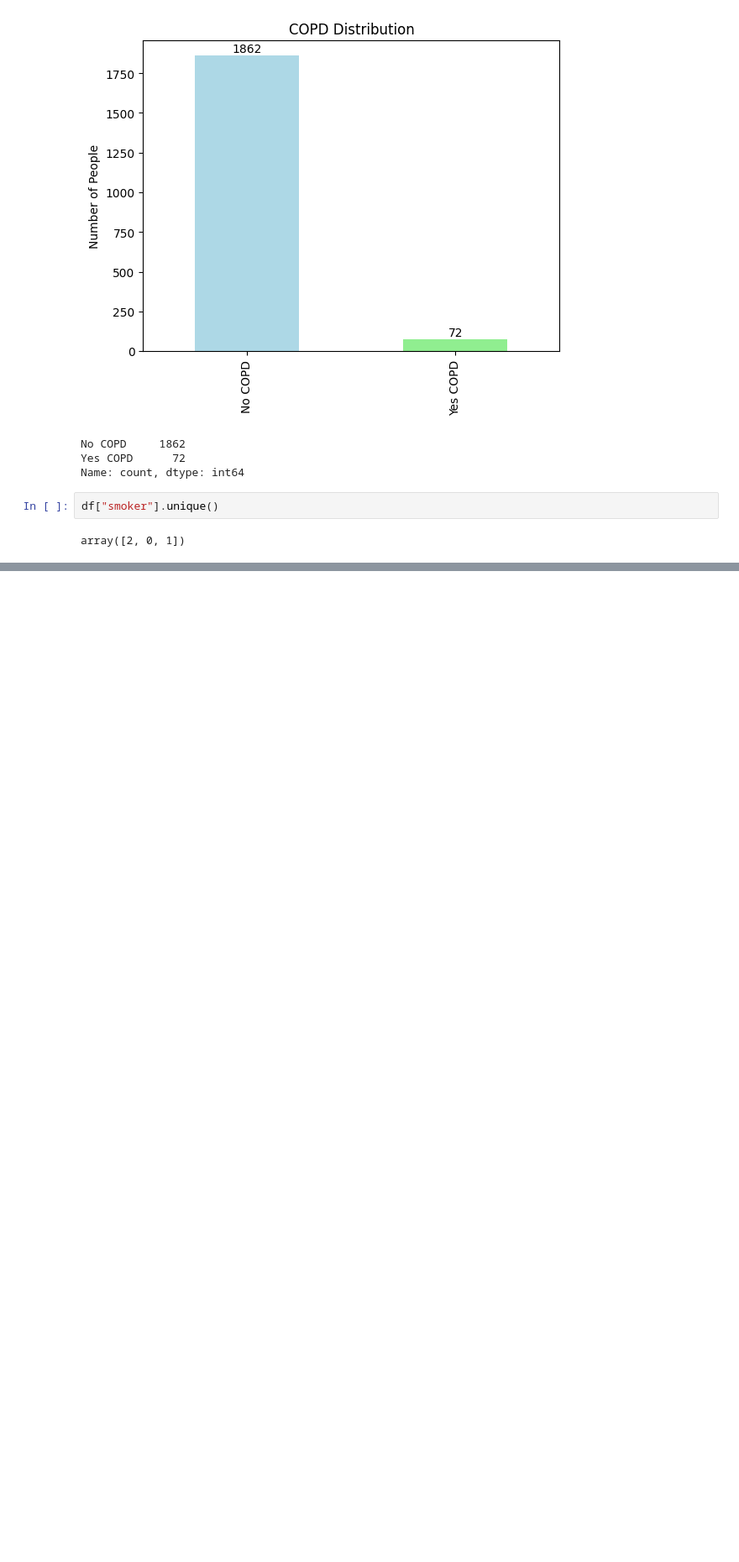
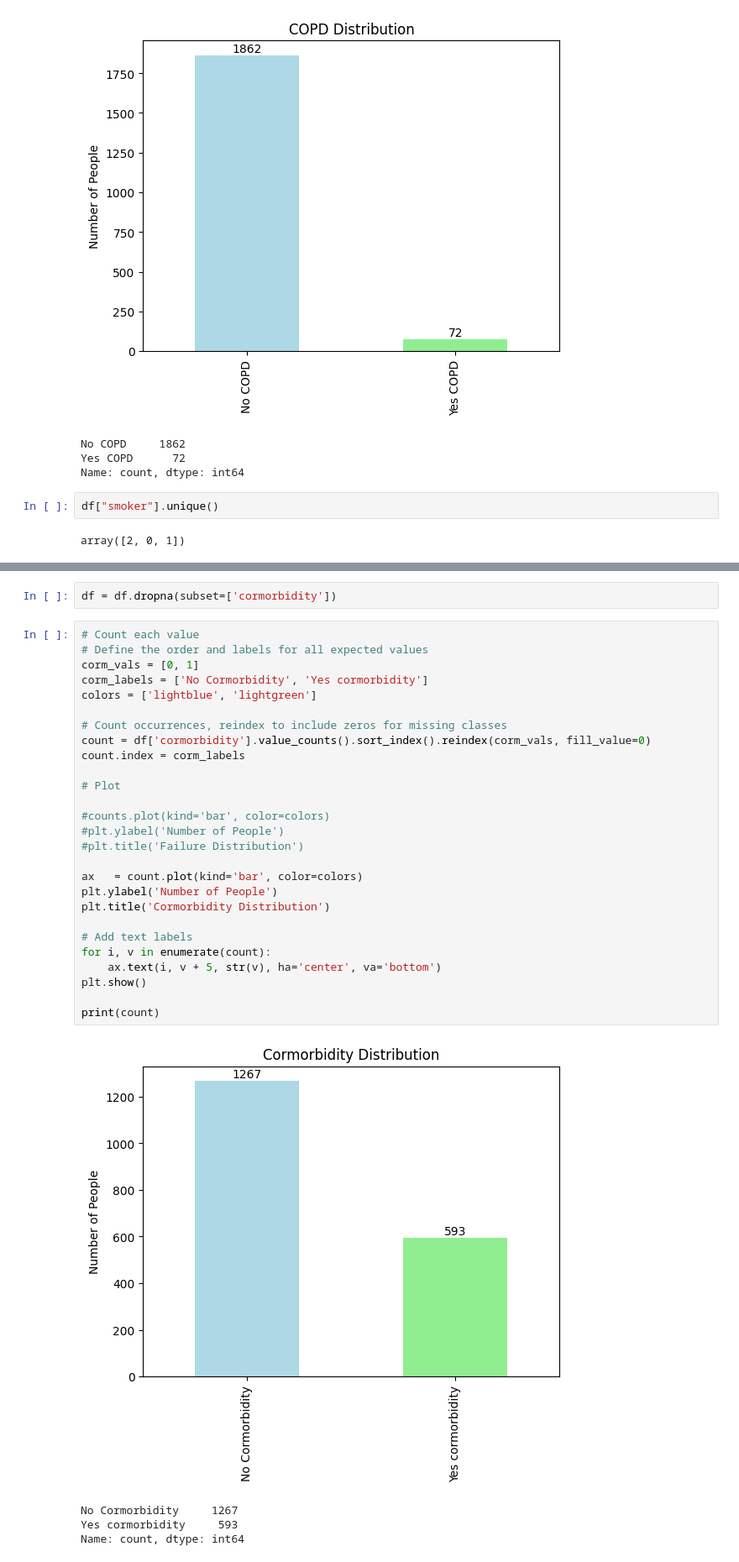
Before and after one commit to preciousiajilore/survival_mtlr, a Jupyter notebook: notebooks/x_before_with_outcomes.ipynb, the cells around one changed output, grey strips where cells are left out. Shown at 84% size. Drawn from its saved outputs; the diff is of its cells as text; blank space fills up the shorter version.

```diff
--- a/notebooks/x_before_with_outcomes.ipynb
+++ b/notebooks/x_before_with_outcomes.ipynb
@@ -267,0 +479,34 @@ array([2, 0, 1])
+# %%
+df = df.dropna(subset=['cormorbidity'])
+# %%
+# Count each value
+# Define the order and labels for all expected values
+corm_vals = [0, 1]
+corm_labels = ['No Cormorbidity', 'Yes cormorbidity']
+colors = ['lightblue', 'lightgreen']
+
+# Count occurrences, reindex to include zeros for missing classes
+count = df['cormorbidity'].value_counts().sort_index().reindex(corm_vals, fill_value=0)
+count.index = corm_labels
+
+# Plot
+
+#counts.plot(kind='bar', color=colors)
+#plt.ylabel('Number of People')
+#plt.title('Failure Distribution')
+
+ax   = count.plot(kind='bar', color=colors)
+plt.ylabel('Number of People')
+plt.title('Cormorbidity Distribution')
+
+# Add text labels
+for i, v in enumerate(count):
+    ax.text(i, v + 5, str(v), ha='center', va='bottom')
+plt.show()
+
+print(count)
+# %% [output]
+[figure, added]
+No Cormorbidity     1267
+Yes cormorbidity     593
+Name: count, dtype: int64
```
Also changed, not shown: parts of 36 cells of this notebook, 3 other files.
